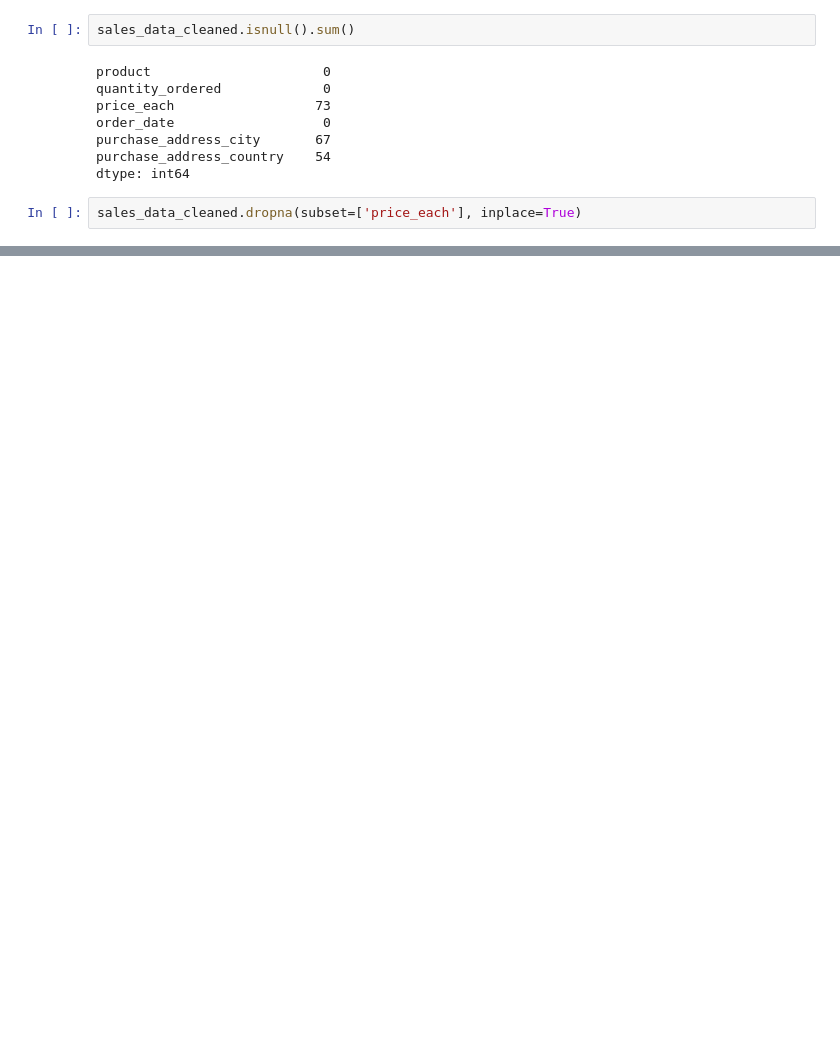
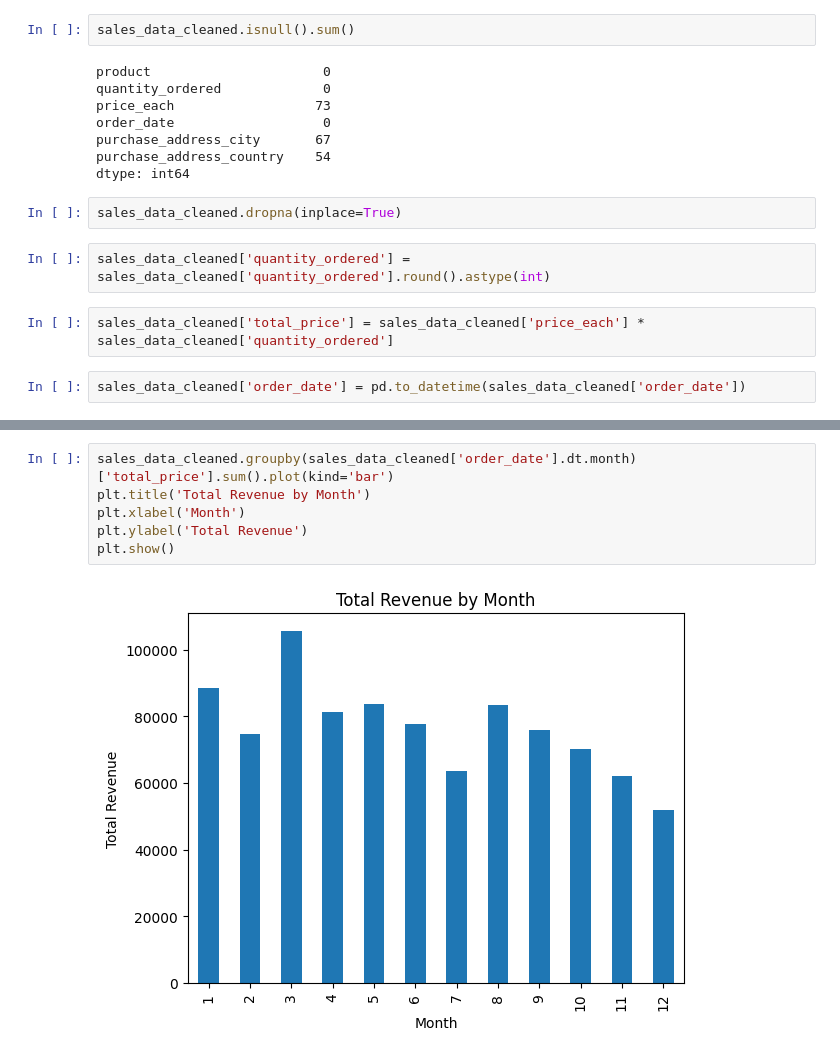
Before and after one commit to marvinobig/pcparts-da, a Jupyter notebook: sales-analysis.ipynb, the cells around one changed output, grey strips where cells are left out. Cells and saved outputs as stored; diff of their text form; blank space fills up the shorter version.

```diff
--- a/sales-analysis.ipynb
+++ b/sales-analysis.ipynb
@@ -55,4 +58,10 @@ purchase_address_city       67
 purchase_address_country    54
 dtype: int64
 # %%
-sales_data_cleaned.dropna(subset=['price_each'], inplace=True)
+sales_data_cleaned.dropna(inplace=True)
+# %%
+sales_data_cleaned['quantity_ordered'] = sales_data_cleaned['quantity_ordered'].round().astype(int)
+# %%
+sales_data_cleaned['total_price'] = sales_data_cleaned['price_each'] * sales_data_cleaned['quantity_ordered']
+# %%
+sales_data_cleaned['order_date'] = pd.to_datetime(sales_data_cleaned['order_date'])
@@ -68,0 +128,8 @@ dtype: int64
+# %%
+sales_data_cleaned.groupby(sales_data_cleaned['order_date'].dt.month)['total_price'].sum().plot(kind='bar')
+plt.title('Total Revenue by Month')
+plt.xlabel('Month')
+plt.ylabel('Total Revenue')
+plt.show()
+# %% [output]
+[figure, added]
```
Also changed, not shown: parts of 10 cells of this notebook, 1 other file.
